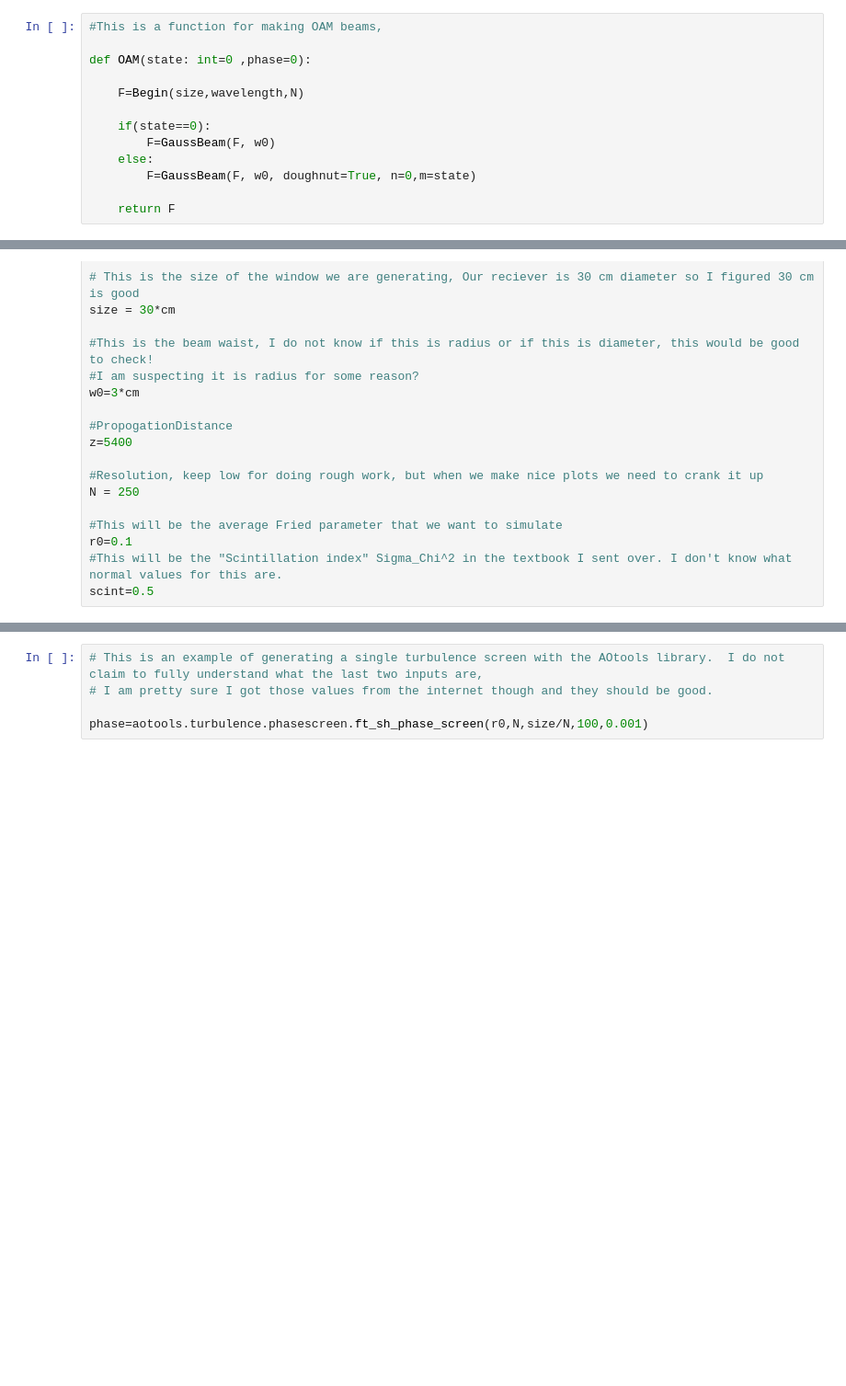
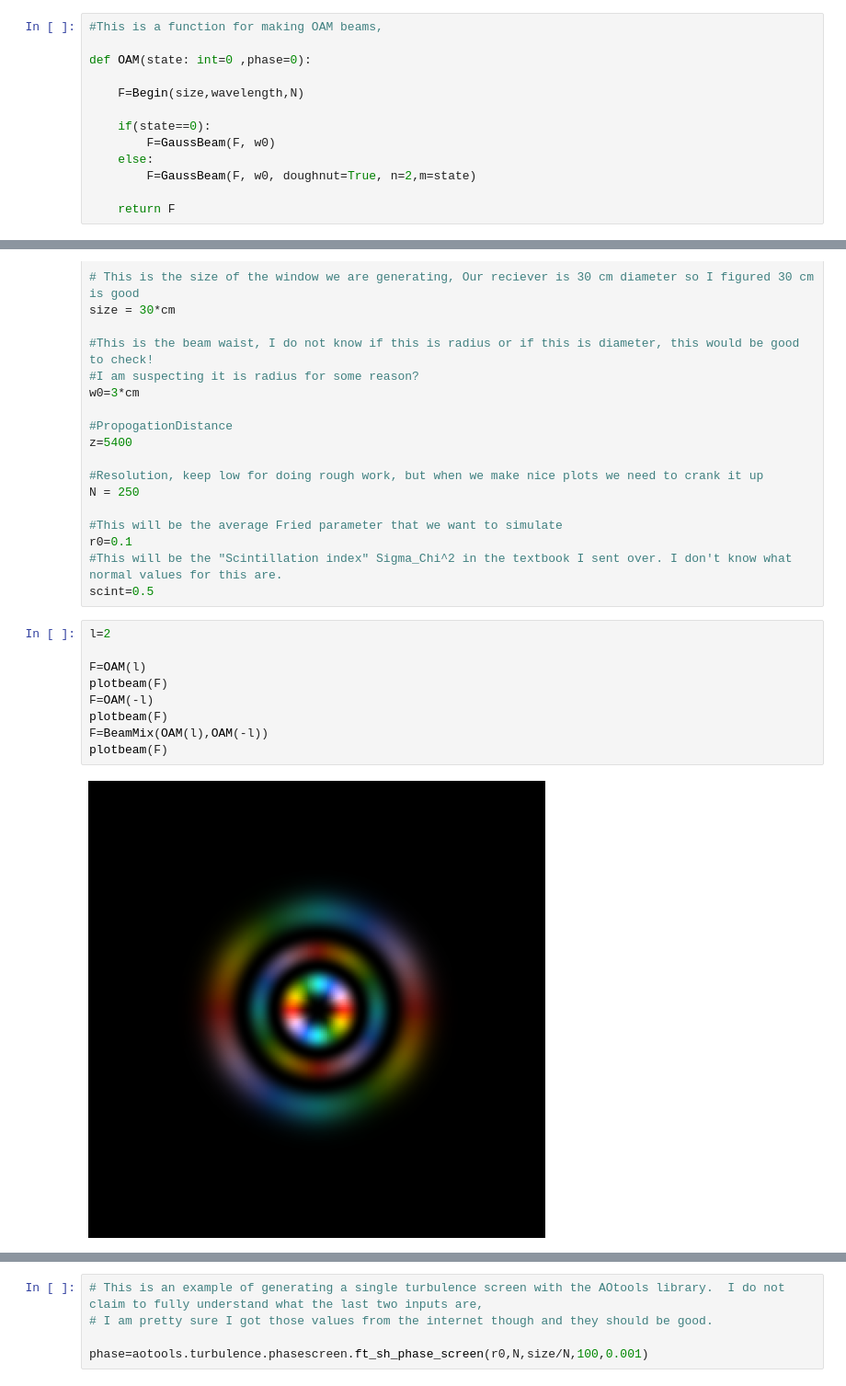
Before and after one commit to danieldeiros/MultiplaneTurb, a Jupyter notebook: Lukas_Workspace.ipynb, the cells around one changed output, grey strips where cells are left out. Shown at 92% size. Drawn from its saved outputs; the diff is of its cells as text; blank space fills up the shorter version.

```diff
--- a/Lukas_Workspace.ipynb
+++ b/Lukas_Workspace.ipynb
@@ -88,7 +91,7 @@ def OAM(state: int=0 ,phase=0):
     if(state==0):
         F=GaussBeam(F, w0)
     else:
-        F=GaussBeam(F, w0, doughnut=True, n=0,m=state)
+        F=GaussBeam(F, w0, doughnut=True, n=2,m=state)
 
     return F
 # %%
@@ -165,3 +168,14 @@ N = 250
 r0=0.1
 #This will be the "Scintillation index" Sigma_Chi^2 in the textbook I sent over. I don't know what normal values for this are.
 scint=0.5
+# %%
+l=2
+
+F=OAM(l)
+plotbeam(F)
+F=OAM(-l)
+plotbeam(F)
+F=BeamMix(OAM(l),OAM(-l))
+plotbeam(F)
+# %% [output]
+[figure, added]
```
Also changed, not shown: parts of 4 cells of this notebook.
